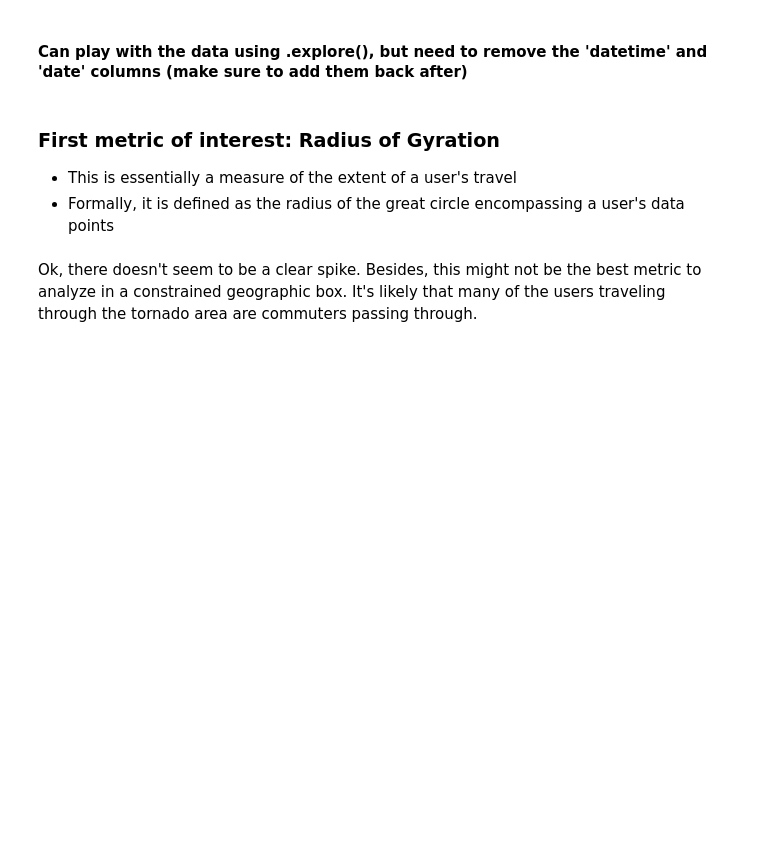
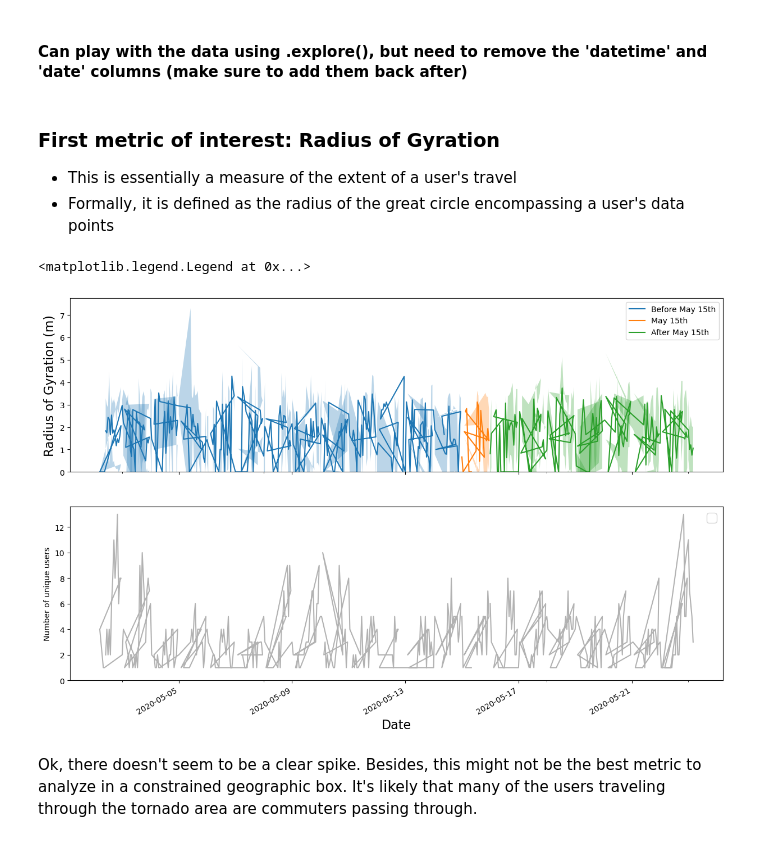
Before and after one commit to ekinugurel/SatMobFusion, a Jupyter notebook: analysis/TulsaMobileDataAnalysis.ipynb, the cells around one changed output. Cells and saved outputs as stored; diff of their text form; code cells hidden in the pictures; blank space fills up the shorter version.

```diff
--- a/analysis/TulsaMobileDataAnalysis.ipynb
+++ b/analysis/TulsaMobileDataAnalysis.ipynb
@@ -101,8 +97,8 @@ len(damage_area_pts['uid'].unique())
 #### Can play with the data using .explore(), but need to remove the 'datetime' and 'date' columns (make sure to add them back after)
 # %%
 # Drop datetime and date column in order to plot it
-damage_area_pts.drop(['datetime', 'date'], axis=1, inplace=True)
-damage_area_pts.explore()
+#damage_area_pts.drop(['datetime', 'date'], axis=1, inplace=True)
+#damage_area_pts.explore()
 # %%
 #gdf_tulsa['datetime'] = gdf_tulsa['datetime'].dt.strftime('%Y%m%d%H%M%S')
 # Create datetime column using timestamps
@@ -126,6 +122,12 @@ damage_area_post = damage_area_pts[damage_area_pts['date'] >= '2020-05-16']
 damage_area_pre_tdf = skmob.TrajDataFrame(damage_area_pre, latitude='lat', longitude='lng', datetime='datetime', user_id='uid')
 damage_area_dur_tdf = skmob.TrajDataFrame(damage_area_dur, latitude='lat', longitude='lng', datetime='datetime', user_id='uid')
 damage_area_post_tdf = skmob.TrajDataFrame(damage_area_post, latitude='lat', longitude='lng', datetime='datetime', user_id='uid')
+# %%
+# ValueError: 'uid' is both an index level and a column label, which is ambiguous.
+# Remove the 'uid' column
+damage_area_pre_tdf = damage_area_pre_tdf.drop(columns=['uid'])
+damage_area_dur_tdf = damage_area_dur_tdf.drop(columns=['uid'])
+damage_area_post_tdf = damage_area_post_tdf.drop(columns=['uid'])
 # %% [markdown]
 ### First metric of interest: Radius of Gyration
 * This is essentially a measure of the extent of a user's travel
@@ -134,6 +136,6 @@ damage_area_post_tdf = skmob.TrajDataFrame(damage_area_post, latitude='lat', lon
 from skmob.measures.individual import jump_lengths, radius_of_gyration, home_location
 
 # Groupby date
-damage_area_pre_tdf_rg = damage_area_pre_tdf.groupby(['date','hour']).apply(lambda x: radius_of_gyration(x))
-damage_area_dur_tdf_rg = damage_area_dur_tdf.groupby(['date','hour']).apply(lambda x: radius_of_gyration(x))
-damage_area_post_tdf_rg = damage_area_post_tdf.groupby(['date','hour']).apply(lambda x: radius_of_gyration(x))
+damage_area_pre_tdf_rg = damage_area_pre_tdf.reset_index().groupby(['date','hour']).apply(lambda x: radius_of_gyration(x))
+damage_area_dur_tdf_rg = damage_area_dur_tdf.reset_index().groupby(['date','hour']).apply(lambda x: radius_of_gyration(x))
+damage_area_post_tdf_rg = damage_area_post_tdf.reset_index().groupby(['date','hour']).apply(lambda x: radius_of_gyration(x))
@@ -140,15 +144,15 @@ damage_area_post_tdf_rg = damage_area_post_tdf.groupby(['date','hour']).apply(la
 # %%
-damage_area_pre_tdf_rg_df = damage_area_pre_tdf_rg.groupby(['date','hour'], level=(0, 1)).mean()
-damage_area_pre_tdf_rg_df['std'] = damage_area_pre_tdf_rg.groupby(['date','hour'], level=(0, 1)).std()
-damage_area_pre_tdf_rg_df['uid_count'] = damage_area_pre_tdf_rg.groupby(['date','hour'], level=(0, 1)).count()['uid']
+damage_area_pre_tdf_rg_df = damage_area_pre_tdf_rg.groupby(['date','hour']).mean(numeric_only=True)
+damage_area_pre_tdf_rg_df['std'] = damage_area_pre_tdf_rg.groupby(['date','hour']).std(numeric_only=True)
+damage_area_pre_tdf_rg_df['uid_count'] = damage_area_pre_tdf_rg.groupby(['date','hour']).count()['uid']
 
-damage_area_dur_tdf_rg_df = damage_area_dur_tdf_rg.groupby(['date','hour'], level=(0, 1)).mean()
-damage_area_dur_tdf_rg_df['std'] = damage_area_dur_tdf_rg.groupby(['date','hour'], level=(0, 1)).std()
-damage_area_dur_tdf_rg_df['uid_count'] = damage_area_dur_tdf_rg.groupby(['date','hour'], level=(0, 1)).count()['uid']
+damage_area_dur_tdf_rg_df = damage_area_dur_tdf_rg.groupby(['date','hour']).mean(numeric_only=True)
+damage_area_dur_tdf_rg_df['std'] = damage_area_dur_tdf_rg.groupby(['date','hour']).std(numeric_only=True)
+damage_area_dur_tdf_rg_df['uid_count'] = damage_area_dur_tdf_rg.groupby(['date','hour']).count()['uid']
 
-damage_area_post_tdf_rg_df = damage_area_post_tdf_rg.groupby(['date','hour'], level=(0, 1)).mean()
-damage_area_post_tdf_rg_df['std'] = damage_area_post_tdf_rg.groupby(['date','hour'], level=(0, 1)).std()
-damage_area_post_tdf_rg_df['uid_count'] = damage_area_post_tdf_rg.groupby(['date','hour'], level=(0, 1)).count()['uid']
+damage_area_post_tdf_rg_df = damage_area_post_tdf_rg.groupby(['date','hour']).mean(numeric_only=True)
+damage_area_post_tdf_rg_df['std'] = damage_area_post_tdf_rg.groupby(['date','hour']).std(numeric_only=True)
+damage_area_post_tdf_rg_df['uid_count'] = damage_area_post_tdf_rg.groupby(['date','hour']).count()['uid']
 # %%
 damage_area_pre_tdf_rg_df = damage_area_pre_tdf_rg_df.reset_index()
 damage_area_dur_tdf_rg_df = damage_area_dur_tdf_rg_df.reset_index()
@@ -164,31 +168,33 @@ damage_area_pre_tdf_rg_df_hour = damage_area_pre_tdf_rg_df.sort_values(by=['hour
 # %%
 # Plot all radius of gyrations them in the same axes, using date as x-axis
 fig, ax = plt.subplots(2, 1, figsize=(15, 10), sharex=True)
 damage_area_pre_tdf_rg_df.plot(x='datetime', y='radius_of_gyration',  ax=ax[0], label='Before May 15th')
 damage_area_dur_tdf_rg_df.plot(x='datetime', y='radius_of_gyration',  ax=ax[0], label='May 15th')
 damage_area_post_tdf_rg_df.plot(x='datetime', y='radius_of_gyration', ax=ax[0], label='After May 15th')
 # Fill in the area between the mean and the standard deviation
 ax[0].fill_between(damage_area_pre_tdf_rg_df['datetime'], damage_area_pre_tdf_rg_df['radius_of_gyration'] - damage_area_pre_tdf_rg_df['std'], damage_area_pre_tdf_rg_df['radius_of_gyration'] + damage_area_pre_tdf_rg_df['std'], alpha=0.3)
 ax[0].fill_between(damage_area_dur_tdf_rg_df['datetime'], damage_area_dur_tdf_rg_df['radius_of_gyration'] - damage_area_dur_tdf_rg_df['std'], damage_area_dur_tdf_rg_df['radius_of_gyration'] + damage_area_dur_tdf_rg_df['std'], alpha=0.3)
 ax[0].fill_between(damage_area_post_tdf_rg_df['datetime'], damage_area_post_tdf_rg_df['radius_of_gyration'] - damage_area_post_tdf_rg_df['std'], damage_area_post_tdf_rg_df['radius_of_gyration'] + damage_area_post_tdf_rg_df['std'], alpha=0.3)
 
 # Second y-axis to show the number of unique users in each hour
 #ax2 = ax.twinx()
 damage_area_pre_tdf_rg_df.plot(x='datetime', y='uid_count', color='black', label='', alpha=0.3, ax=ax[1])
 damage_area_dur_tdf_rg_df.plot(x='datetime', y='uid_count', color='black', label='', alpha=0.3, ax=ax[1])
 damage_area_post_tdf_rg_df.plot(x='datetime', y='uid_count',color='black', label='', alpha=0.3, ax=ax[1])
 #damage_area_pre_tdf_rg.groupby(['date','hour'], level=(0, 1)).count()['radius_of_gyration'].plot(ax=ax2, color='black', label='Number of Unique Users')
 #damage_area_dur_tdf_rg.groupby(['date','hour'], level=(0, 1)).count()['radius_of_gyration'].plot(ax=ax2, color='black')
 #damage_area_post_tdf_rg.groupby(['date','hour'], level=(0, 1)).count()['radius_of_gyration'].plot(ax=ax2, color='black')
 
-ax[0].set_title('Radius of Gyration')
-plt.xlabel('Date')
+plt.xlabel('Date', fontsize=16)
 # Share x
-ax[0].set_ylabel('Radius of Gyration (m)')
+ax[0].set_ylabel('Radius of Gyration (m)', fontsize=16)
 ax[0].set_ylim((0, None))
 ax[1].set_ylabel('Number of unique users')
 ax[1].set_ylim((0, None))
-plt.legend()
+plt.legend(fontsize=16)
+# %% [output]
+<matplotlib.legend.Legend at 0x...>
+[figure, added]
 # %% [markdown]
 Ok, there doesn't seem to be a clear spike. Besides, this might not be the best metric to analyze in a constrained geographic box. It's likely that many of the users traveling through the tornado area are commuters passing through.
 # %% [markdown]
```
Also changed, not shown: parts of 33 cells of this notebook, 19 other files.
